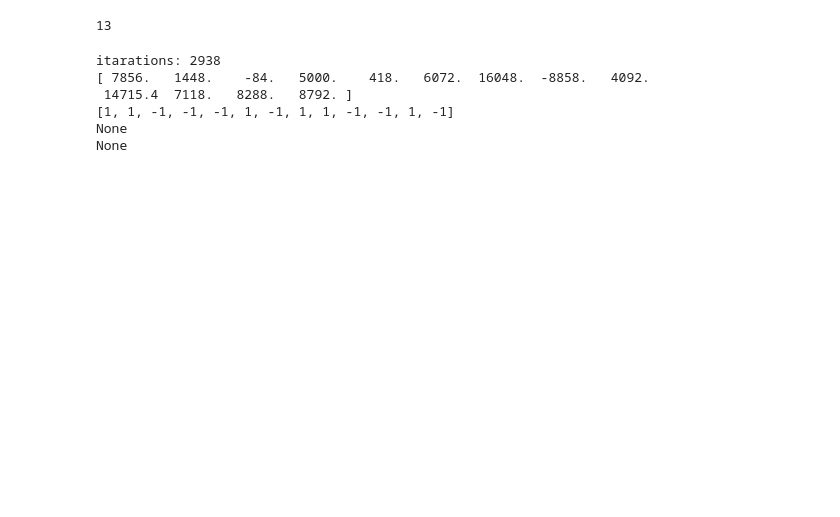
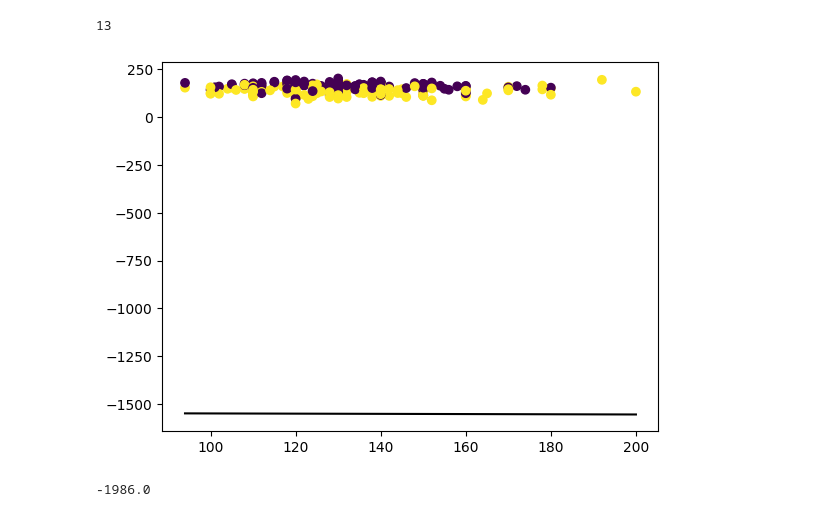
Before and after one commit to Schmidt9898/MachineLearning, a Jupyter notebook: lession0/notebooks/practice-01-pla-hw-skeleton.ipynb, the cells around one changed output. Cells and saved outputs as stored; diff of their text form; code cells hidden in the pictures; blank space fills up the shorter version.

```diff
--- a/lession0/notebooks/practice-01-pla-hw-skeleton.ipynb
+++ b/lession0/notebooks/practice-01-pla-hw-skeleton.ipynb
@@ -74,15 +97,21 @@ class Perceptron():
 # %% [output]
 13
 # %%
-pla=Perceptron()
-pla.fit(data,labels)
-prediction=pla.predict(data)
-print(pla.accuracy(labels,prediction))
-print(pla.sensitivity(labels,prediction))
+#pla=Perceptron()
+#pla.fit(data,labels)
+#prediction=pla.predict(data)
+#print(pla.accuracy(labels,prediction))
+#print(pla.sensitivity(labels,prediction))
+
+w = pla.w_hat
+a = - w[3] / w[7]
+b = pla.bias
+
+visualize(data[:,[3,7]],prediction,a,b)
 # %% [output]
-itarations: 2938
-[ 7856.   1448.    -84.   5000.    418.   6072.  16048.  -8858.   4092.
- 14715.4  7118.   8288.   8792. ]
-[1, 1, -1, -1, -1, 1, -1, 1, 1, -1, -1, 1, -1]
-None
-None
+[figure, added]
+# %%
+pla.bias
+w[7]
+# %% [output]
+-1986.0
```
Also changed, not shown: parts of 3 cells of this notebook.
